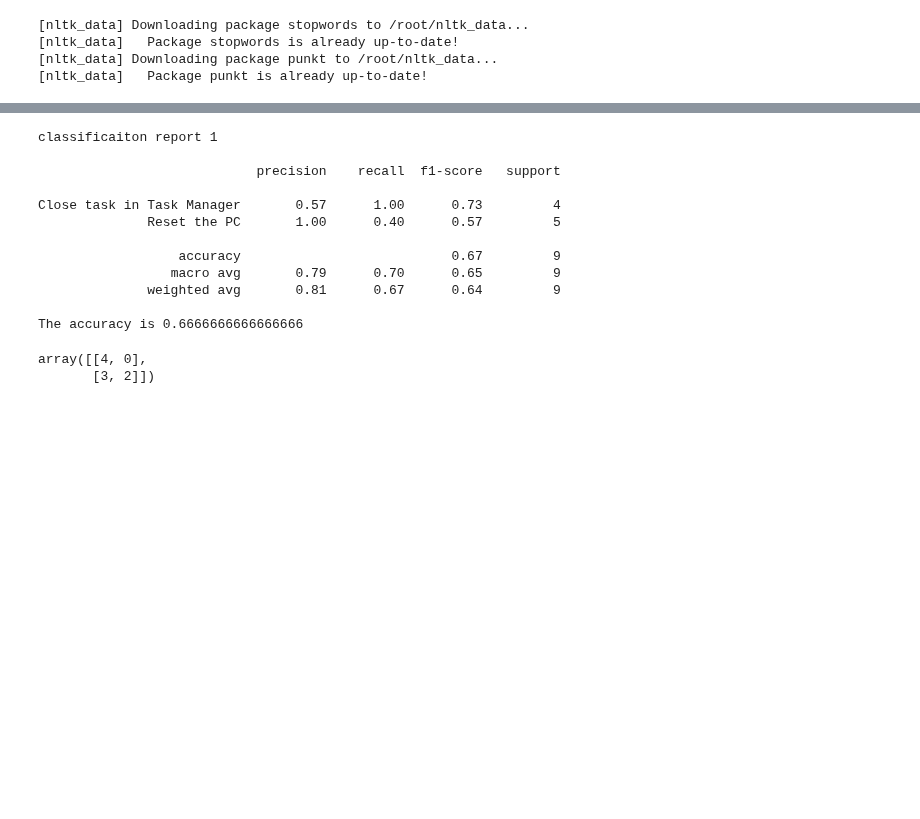
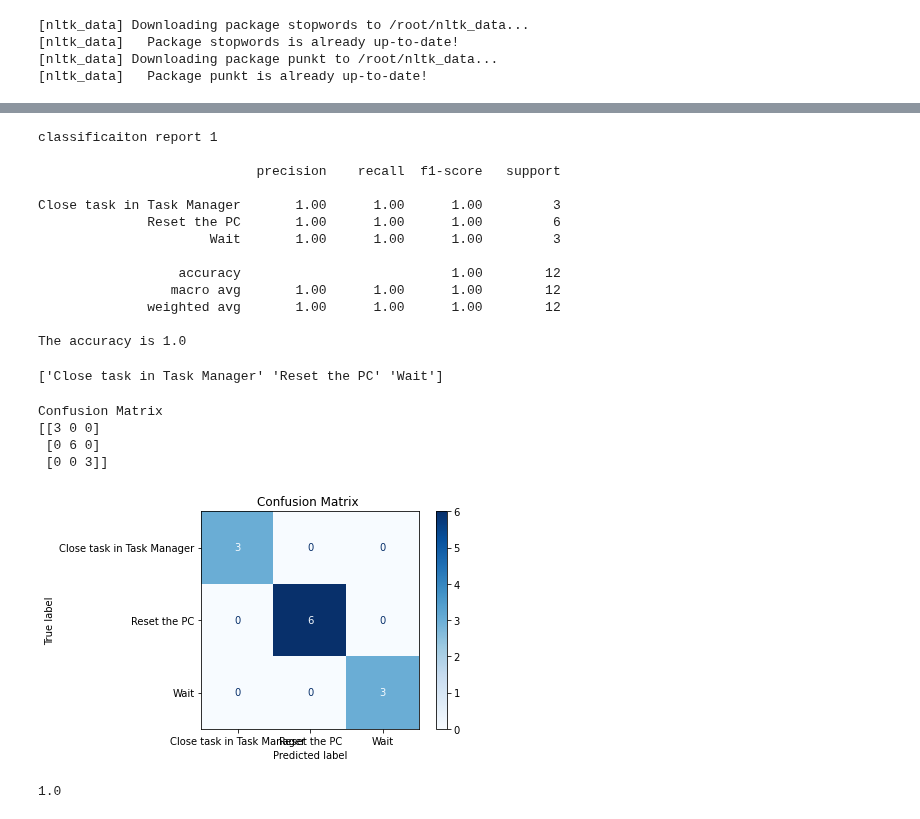
Before and after one commit to xanasa14/MLImplementations, a Jupyter notebook: NaiveBayesFromOfflineDatasets.ipynb, the cells around one changed output, grey strips where cells are left out. Cells and saved outputs as stored; diff of their text form; code cells hidden in the pictures; blank space fills up the shorter version.

```diff
--- a/NaiveBayesFromOfflineDatasets.ipynb
+++ b/NaiveBayesFromOfflineDatasets.ipynb
@@ -254,6 +268,6 @@ array([1., 1., 1., 1., 1., 1., 1., 1.])
 # %%
 
-classes = unique_labels(X_test, predicted_categories)
+classes = unique_labels(y_test, y_pred)
 
 print('classificaiton report 1\n')
 print(classification_report(y_test,y_pred))
@@ -265,16 +279,50 @@ classificaiton report 1
 
                             precision    recall  f1-score   support
 
-Close task in Task Manager       0.57      1.00      0.73         4
-              Reset the PC       1.00      0.40      0.57         5
+Close task in Task Manager       1.00      1.00      1.00         3
+              Reset the PC       1.00      1.00      1.00         6
+                      Wait       1.00      1.00      1.00         3
 
-                  accuracy                           0.67         9
-                 macro avg       0.79      0.70      0.65         9
-              weighted avg       0.81      0.67      0.64         9
+                  accuracy                           1.00        12
+                 macro avg       1.00      1.00      1.00        12
+              weighted avg       1.00      1.00      1.00        12
 
-The accuracy is 0.6666666666666666
+The accuracy is 1.0
 # %%
 confusion_matrix(y_test, y_pred)
+print(classes)
 # %% [output]
-array([[4, 0],
-       [3, 2]])
+['Close task in Task Manager' 'Reset the PC' 'Wait']
+# %%
+from sklearn.metrics import plot_confusion_matrix
+
+# Plot non-normalized confusion matrix
+title = "Confusion Matrix "
+disp = plot_confusion_matrix(model, X_test, y_test,
+                              display_labels=classes,
+                              cmap=plt.cm.Blues)
+disp.ax_.set_title(title)
+
+print(title)
+print(disp.confusion_matrix)
+# %% [output]
+Confusion Matrix
+[[3 0 0]
+ [0 6 0]
+ [0 0 3]]
+[figure, added]
+# %%
+import pickle
+# save the model to disk
+
+filename = 'finalized_model.sav'
+pickle.dump(model, open(filename, 'wb'))
+
+# some time later...
+
+# load the model from disk
+loaded_model = pickle.load(open(filename, 'rb'))
+result = loaded_model.score(X_test, y_test)
+print(result)
+# %% [output]
+1.0
```
Also changed, not shown: parts of 6 cells of this notebook.
